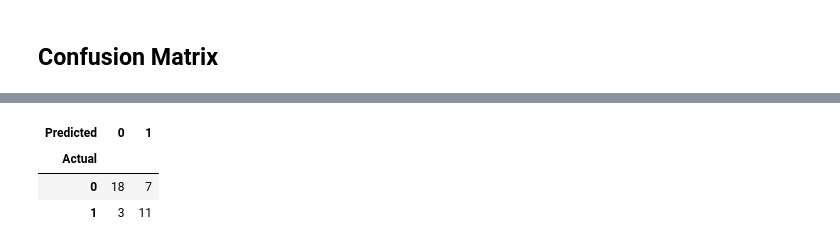
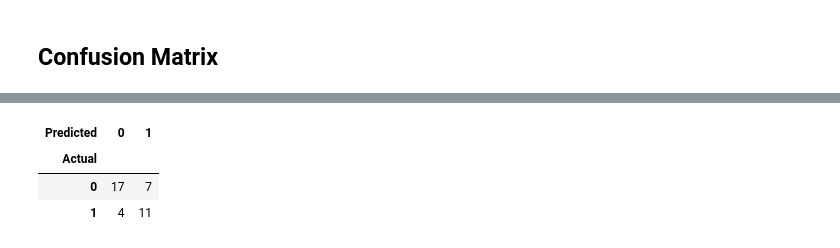
Before and after one commit to arytontediarjo/mPower-Analysis, a Jupyter notebook: Notebooks/ML_models.ipynb, the cells around one changed output, grey strips where cells are left out. Cells and saved outputs as stored; diff of their text form; code cells hidden in the pictures.

```diff
--- a/Notebooks/ML_models.ipynb
+++ b/Notebooks/ML_models.ipynb
@@ -52,14 +52,13 @@ def logreg_fit(X_train, y_train):
 
 def xgb_fit(X_train, y_train):
     pipe = Pipeline(steps=[
-        ('scaler', StandardScaler()),
-        ('classifier', XGBClassifier(seed = 100, nthread = -1))
+        ('classifier', XGBClassifier(seed = 100))
         ])
     param = {
         "classifier__learning_rate" : [0.01, 0.05, 0.1],
         "classifier__tree_method"   : ["hist", "auto"],
-        "classifier__max_depth"     : [3, 6, 8],
-        "classifier__gamma"         : [1],
+        "classifier__max_depth"     : [6, 8],
+        "classifier__gamma"         : [0, 1],
         "classifier__subsample"     : [0.8],
         "classifier__n_estimators"  : [100]
     }
@@ -169,10 +199,10 @@ weighted avg       0.77      0.74      0.75        39
 # %%
-pd.crosstab(rf_walking_model.predict(walking_X_test), walking_y_test, rownames = ["Actual"], colnames = ["Predicted"])
+pd.crosstab(xgb_walking_model.predict(walking_X_test), walking_y_test, rownames = ["Actual"], colnames = ["Predicted"])
 # %% [output]
 | Predicted | 0 | 1 |
 | Actual |  |  |
-| 0 | 18 | 7 |
-| 1 | 3 | 11 |
+| 0 | 17 | 7 |
+| 1 | 4 | 11 |
 # %%
 ## Model Feature Importances by Gini Index
 pd.Series(data = rf_walking_model.best_estimator_[1].feature_importances_, index = walking_X_test.columns).nlargest(10)
```
Also changed, not shown: parts of 8 cells of this notebook, 4 other files.
